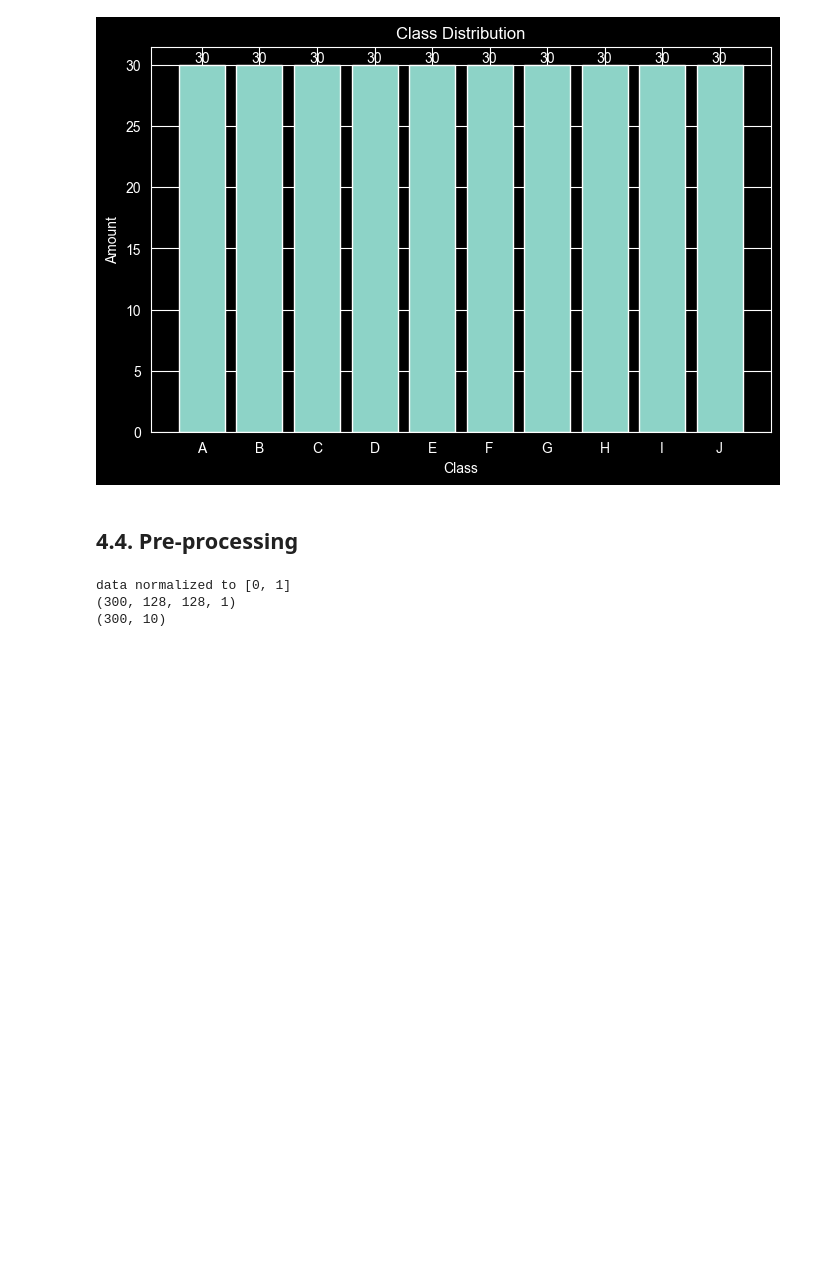
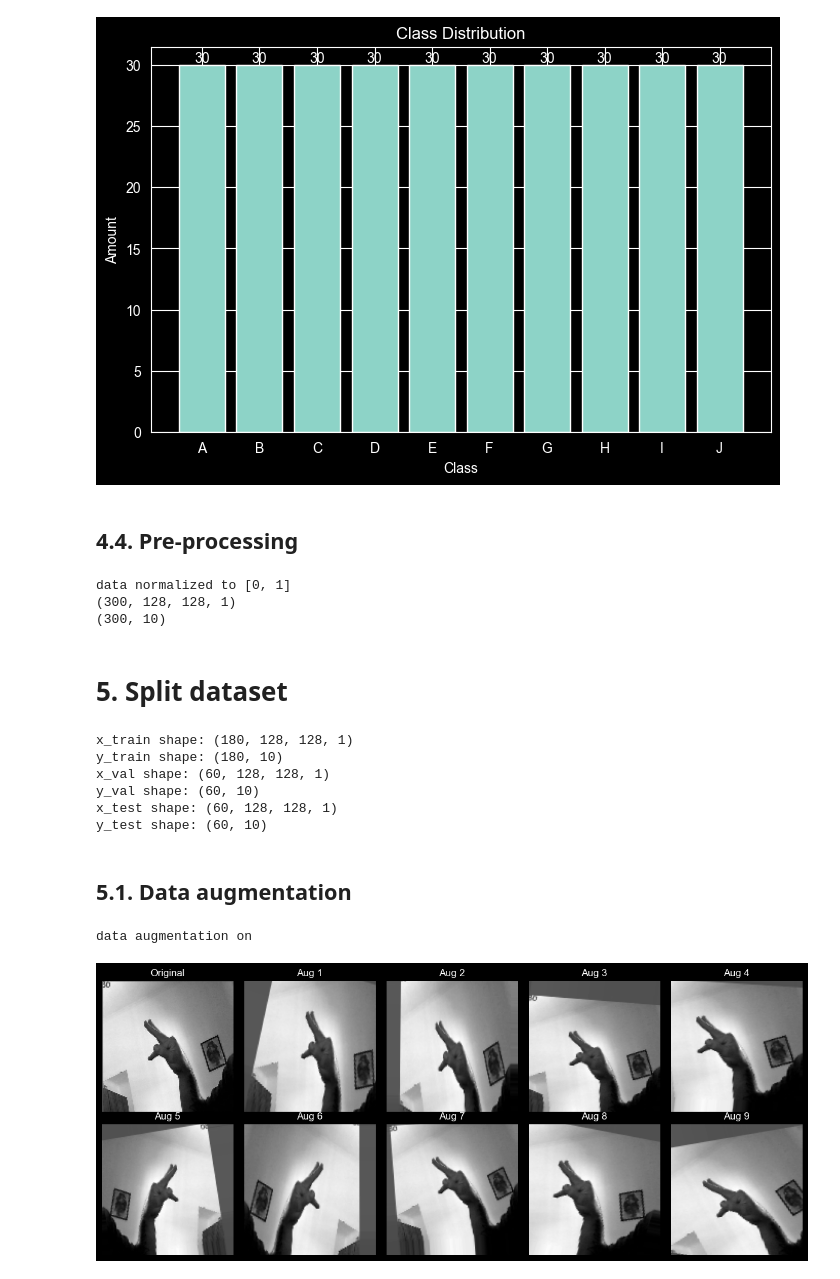
Before and after one commit to eulergomees/cnn_sign_language, a Jupyter notebook: cnn_sign_language.ipynb, the cells around one changed output. Saved outputs shown, nothing was run; the diff lists cells and outputs as text; code cells hidden in the pictures; blank space fills up the shorter version.

Commit message:
feat: data augmentation

```diff
--- a/cnn_sign_language.ipynb
+++ b/cnn_sign_language.ipynb
@@ -458,3 +458,66 @@ print(y_data_cat.shape)
 data normalized to [0, 1]
 (300, 128, 128, 1)
 (300, 10)
+# %% [markdown]
+# 5. Split dataset
+# %%
+x_train_val, x_test, y_train_val, y_test = train_test_split(
+    x_data, y_data_cat, test_size=0.2, shuffle=True, random_state=42, stratify=y_data_cat
+)
+
+x_train, x_val, y_train, y_val = train_test_split(
+    x_train_val, y_train_val, test_size=0.25, shuffle=True, random_state=42, stratify=y_train_val
+)
+
+print(f'x_train shape: {x_train.shape}')
+print(f'y_train shape: {y_train.shape}')
+print(f'x_val shape: {x_val.shape}')
+print(f'y_val shape: {y_val.shape}')
+print(f'x_test shape: {x_test.shape}')
+print(f'y_test shape: {y_test.shape}')
+# %% [output]
+x_train shape: (180, 128, 128, 1)
+y_train shape: (180, 10)
+x_val shape: (60, 128, 128, 1)
+y_val shape: (60, 10)
+x_test shape: (60, 128, 128, 1)
+y_test shape: (60, 10)
+# %% [markdown]
+## 5.1. Data augmentation
+# %%
+if augmentation_exec:
+    datagen = ImageDataGenerator(
+        rotation_range=15,
+        width_shift_range=0.1,
+        height_shift_range=0.1,
+        zoom_range=0.2,
+        horizontal_flip=True,
+        fill_mode='nearest',
+    )
+    datagen.fit(x_train)
+    print('data augmentation on')
+
+    fig, axs = plt.subplots(2, 5, figsize=(12, 5))
+    sample_img = x_train[0:1]
+
+    axs[0, 0].imshow(sample_img[0].reshape(img_size, img_size), cmap='gray')
+    axs[0, 0].set_title('Original')
+    axs[0, 0].axis('off')
+
+    for i, batch in enumerate(datagen.flow(sample_img, batch_size=1)):
+        if i >= 9:
+            break
+        row = (i + 1) // 5
+        col = (i + 1) % 5
+        axs[row, col].imshow(batch[0].reshape(img_size, img_size), cmap='gray')
+        axs[row, col].set_title(f'Aug {i+1}')
+        axs[row, col].axis('off')
+
+    plt.tight_layout()
+    plt.show()
+else:
+    datagen = None
+    print('data augmentation off')
+# %% [output]
+data augmentation on
+[figure, added]
```
